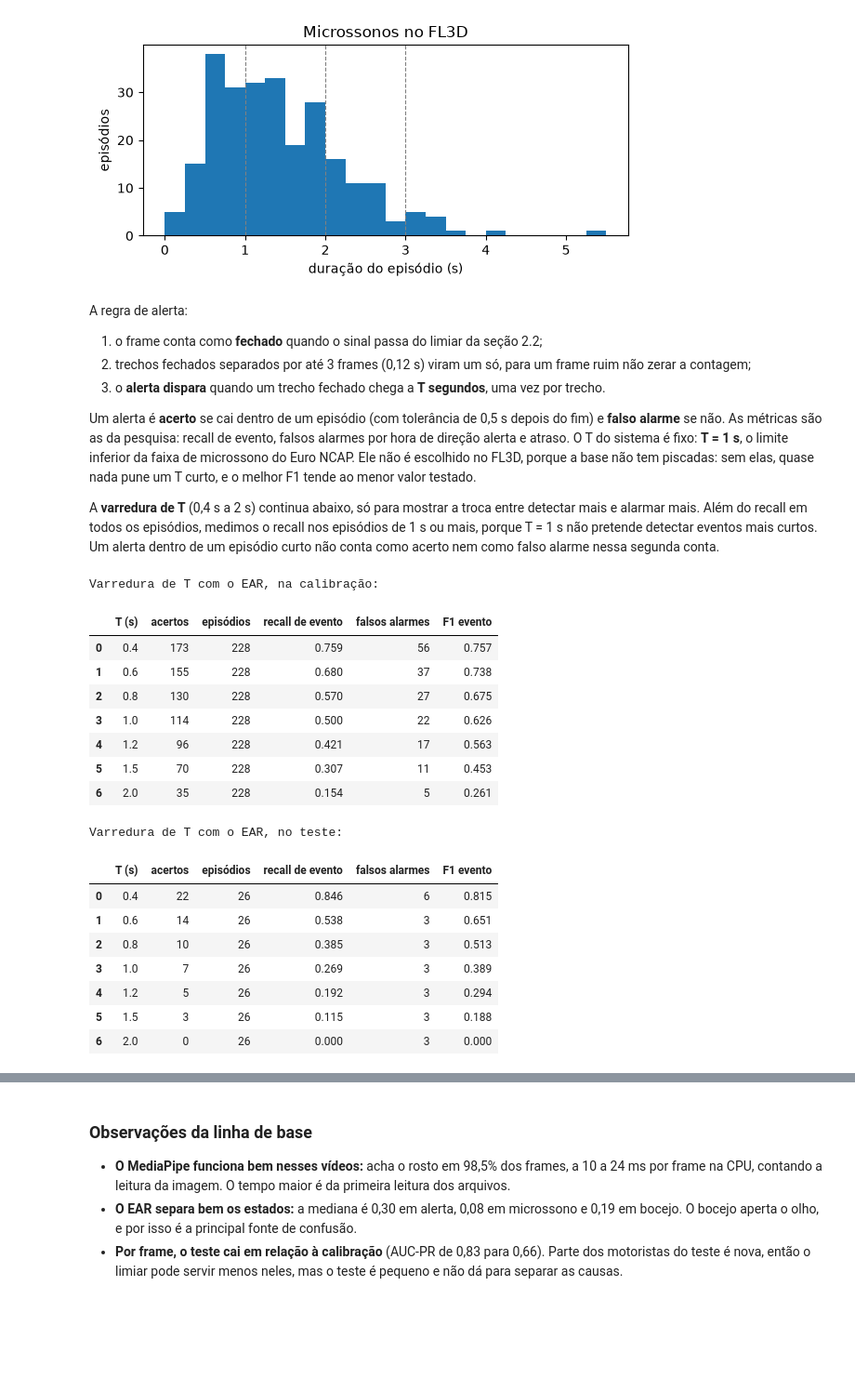
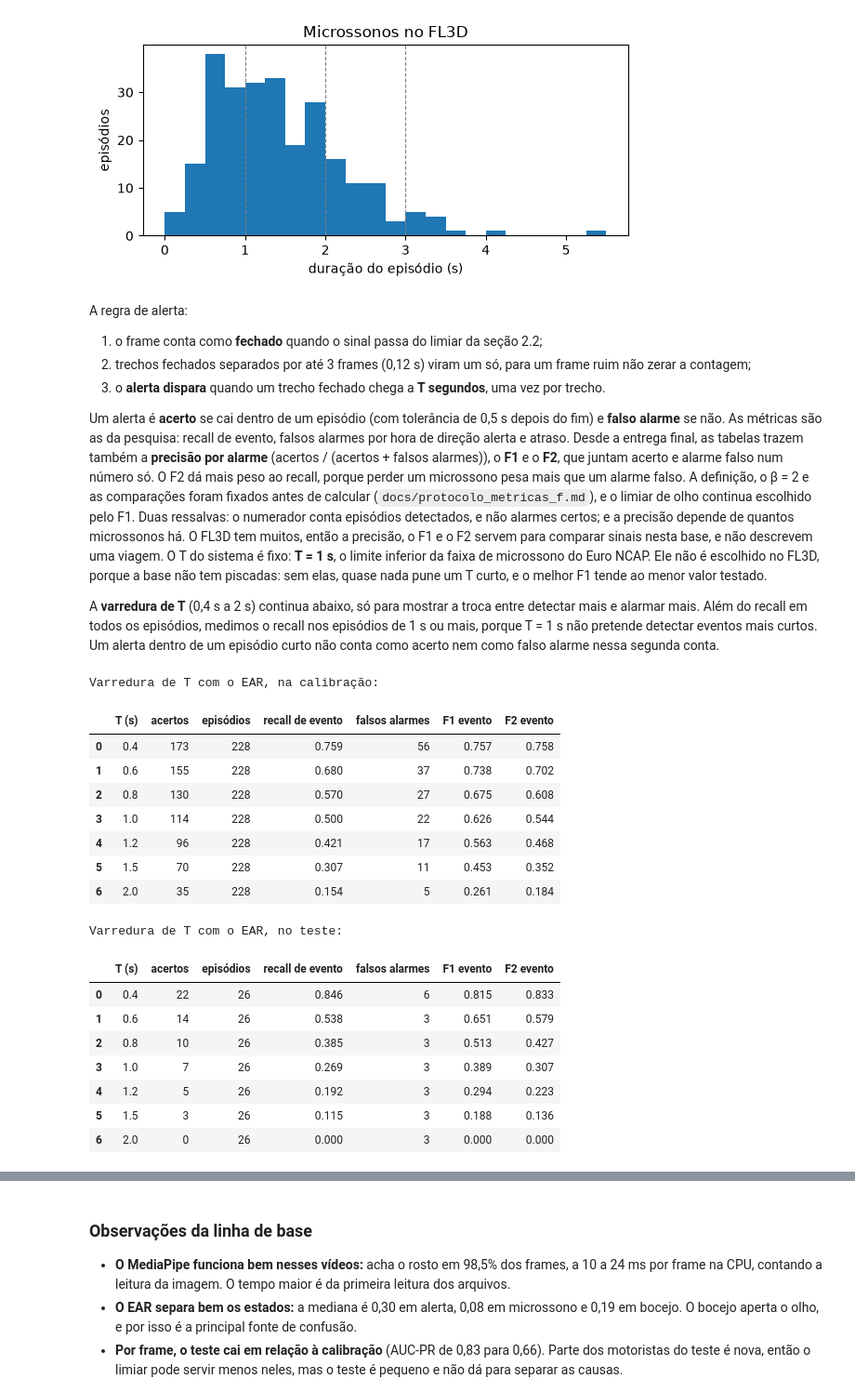
Before and after one commit to rcapozzielli/entrega_final_InsperAI_Wakely, a Jupyter notebook: wakely.ipynb, the cells around one changed output, grey strips where cells are left out. Shown at 93% size. Drawn from its saved outputs; the diff is of its cells as text; code cells hidden in the pictures; blank space fills up the shorter version.

```diff
--- a/wakely.ipynb
+++ b/wakely.ipynb
@@ -417,7 +417,7 @@ A regra de alerta:
 2. trechos fechados separados por até 3 frames (0,12 s) viram um só, para um frame ruim não zerar a contagem;
 3. o **alerta dispara** quando um trecho fechado chega a **T segundos**, uma vez por trecho.
 
-Um alerta é **acerto** se cai dentro de um episódio (com tolerância de 0,5 s depois do fim) e **falso alarme** se não. As métricas são as da pesquisa: recall de evento, falsos alarmes por hora de direção alerta e atraso. O T do sistema é fixo: **T = 1 s**, o limite inferior da faixa de microssono do Euro NCAP. Ele não é escolhido no FL3D, porque a base não tem piscadas: sem elas, quase nada pune um T curto, e o melhor F1 tende ao menor valor testado.
+Um alerta é **acerto** se cai dentro de um episódio (com tolerância de 0,5 s depois do fim) e **falso alarme** se não. As métricas são as da pesquisa: recall de evento, falsos alarmes por hora de direção alerta e atraso. Desde a entrega final, as tabelas trazem também a **precisão por alarme** (acertos / (acertos + falsos alarmes)), o **F1** e o **F2**, que juntam acerto e alarme falso num número só. O F2 dá mais peso ao recall, porque perder um microssono pesa mais que um alarme falso. A definição, o β = 2 e as comparações foram fixados antes de calcular (`docs/protocolo_metricas_f.md`), e o limiar de olho continua escolhido pelo F1. Duas ressalvas: o numerador conta episódios detectados, e não alarmes certos; e a precisão depende de quantos microssonos há. O FL3D tem muitos, então a precisão, o F1 e o F2 servem para comparar sinais nesta base, e não descrevem uma viagem. O T do sistema é fixo: **T = 1 s**, o limite inferior da faixa de microssono do Euro NCAP. Ele não é escolhido no FL3D, porque a base não tem piscadas: sem elas, quase nada pune um T curto, e o melhor F1 tende ao menor valor testado.
 
 A **varredura de T** (0,4 s a 2 s) continua abaixo, só para mostrar a troca entre detectar mais e alarmar mais. Além do recall em todos os episódios, medimos o recall nos episódios de 1 s ou mais, porque T = 1 s não pretende detectar eventos mais curtos. Um alerta dentro de um episódio curto não conta como acerto nem como falso alarme nessa segunda conta.
 # %%
@@ -486,51 +486,71 @@ def avaliar_eventos(videos, col, limiar, T, dur_min=0.0, ajustes=None):
         n_ep += len(validos)
         acertos += len(detectado)
         horas_alerta += tl.estado.eq("alert").sum() / FPS / 3600
         min_bocejo += tl.estado.eq("yawning").sum() / FPS / 60
     return {"T (s)": T, "episódios": n_ep, "acertos": acertos, "recall de evento": acertos / max(n_ep, 1),
             "falsos alarmes": falsos, "falsos em bocejo": falsos_bocejo, "falsos fora de bocejo": falsos - falsos_bocejo,
             "fora de bocejo/hora em alerta": (falsos - falsos_bocejo) / max(horas_alerta, 1e-9),
             "em bocejo/min de bocejo": falsos_bocejo / max(min_bocejo, 1e-9),
             "atraso mediano (s)": np.median(atrasos) if atrasos else np.nan,
             "horas alerta": horas_alerta, "min bocejo": min_bocejo}
 
 
+def f_beta(acertos, n_ep, falsos, beta):
+    # F_beta de evento: recall nos episódios e precisão por alarme = acertos / (acertos + falsos).
+    # O numerador conta episódios detectados, não alarmes certos (docs/protocolo_metricas_f.md).
+    # Aceita números ou vetores (bootstrap).
+    acertos, n_ep, falsos = (np.asarray(x, dtype=float) for x in (acertos, n_ep, falsos))
+    recall = acertos / np.maximum(n_ep, 1)
+    precisao = acertos / np.maximum(acertos + falsos, 1)
+    b2 = beta ** 2
+    f = (1 + b2) * precisao * recall / np.maximum(b2 * precisao + recall, 1e-9)
+    return f if f.ndim else float(f)
+
+
+def metricas_f(acertos, n_ep, falsos):
+    # precisão por alarme, F1 e F2 (beta = 2: perder um microssono pesa mais que um alarme falso)
+    return {"precisão por alarme": acertos / max(acertos + falsos, 1),
+            "F1": f_beta(acertos, n_ep, falsos, 1), "F2": f_beta(acertos, n_ep, falsos, 2)}
+
+
 def varrer_T(videos, col, limiar, Ts=(0.4, 0.6, 0.8, 1.0, 1.2, 1.5, 2.0)):
     # só informa o efeito de cada T: o T do sistema é T_ALERTA, que não sai desta tabela
     tab = pd.DataFrame([avaliar_eventos(videos, col, limiar, T) for T in Ts])
     # F1 de evento: recall de evento x fração dos alertas que acertam
     precisao = tab["acertos"] / np.maximum(tab["acertos"] + tab["falsos alarmes"], 1)
     tab["F1 evento"] = np.where(tab["acertos"] > 0,
                                 2 * tab["recall de evento"] * precisao
                                 / np.maximum(tab["recall de evento"] + precisao, 1e-9), 0.0)
+    tab["F2 evento"] = f_beta(tab["acertos"], tab["episódios"], tab["falsos alarmes"], 2)
+    assert np.allclose(tab["F1 evento"], f_beta(tab["acertos"], tab["episódios"], tab["falsos alarmes"], 1))
     return tab
 
 
 videos_calib = sorted(fl3d.loc[fl3d.grupo == "calibração", "video"].unique())
-COLUNAS_T = ["T (s)", "acertos", "episódios", "recall de evento", "falsos alarmes", "F1 evento"]
+COLUNAS_T = ["T (s)", "acertos", "episódios", "recall de evento", "falsos alarmes", "F1 evento", "F2 evento"]
 print("Varredura de T com o EAR, na calibração:")
 display(varrer_T(videos_calib, "fech_ear", LIMIAR_EAR)[COLUNAS_T].round(3))
 print("Varredura de T com o EAR, no teste:")
 display(varrer_T(videos_teste, "fech_ear", LIMIAR_EAR)[COLUNAS_T].round(3))
 # %% [output]
 Varredura de T com o EAR, na calibração:
-|  | T (s) | acertos | episódios | recall de evento | falsos alarmes | F1 evento |
-| 0 | 0.4 | 173 | 228 | 0.759 | 56 | 0.757 |
-| 1 | 0.6 | 155 | 228 | 0.680 | 37 | 0.738 |
-| 2 | 0.8 | 130 | 228 | 0.570 | 27 | 0.675 |
-| 3 | 1.0 | 114 | 228 | 0.500 | 22 | 0.626 |
-| 4 | 1.2 | 96 | 228 | 0.421 | 17 | 0.563 |
-| 5 | 1.5 | 70 | 228 | 0.307 | 11 | 0.453 |
-| 6 | 2.0 | 35 | 228 | 0.154 | 5 | 0.261 |
+|  | T (s) | acertos | episódios | recall de evento | falsos alarmes | F1 evento | F2 evento |
+| 0 | 0.4 | 173 | 228 | 0.759 | 56 | 0.757 | 0.758 |
+| 1 | 0.6 | 155 | 228 | 0.680 | 37 | 0.738 | 0.702 |
+| 2 | 0.8 | 130 | 228 | 0.570 | 27 | 0.675 | 0.608 |
+| 3 | 1.0 | 114 | 228 | 0.500 | 22 | 0.626 | 0.544 |
+| 4 | 1.2 | 96 | 228 | 0.421 | 17 | 0.563 | 0.468 |
+| 5 | 1.5 | 70 | 228 | 0.307 | 11 | 0.453 | 0.352 |
+| 6 | 2.0 | 35 | 228 | 0.154 | 5 | 0.261 | 0.184 |
 Varredura de T com o EAR, no teste:
-|  | T (s) | acertos | episódios | recall de evento | falsos alarmes | F1 evento |
-| 0 | 0.4 | 22 | 26 | 0.846 | 6 | 0.815 |
-| 1 | 0.6 | 14 | 26 | 0.538 | 3 | 0.651 |
-| 2 | 0.8 | 10 | 26 | 0.385 | 3 | 0.513 |
-| 3 | 1.0 | 7 | 26 | 0.269 | 3 | 0.389 |
-| 4 | 1.2 | 5 | 26 | 0.192 | 3 | 0.294 |
-| 5 | 1.5 | 3 | 26 | 0.115 | 3 | 0.188 |
-| 6 | 2.0 | 0 | 26 | 0.000 | 3 | 0.000 |
+|  | T (s) | acertos | episódios | recall de evento | falsos alarmes | F1 evento | F2 evento |
+| 0 | 0.4 | 22 | 26 | 0.846 | 6 | 0.815 | 0.833 |
+| 1 | 0.6 | 14 | 26 | 0.538 | 3 | 0.651 | 0.579 |
+| 2 | 0.8 | 10 | 26 | 0.385 | 3 | 0.513 | 0.427 |
+| 3 | 1.0 | 7 | 26 | 0.269 | 3 | 0.389 | 0.307 |
+| 4 | 1.2 | 5 | 26 | 0.192 | 3 | 0.294 | 0.223 |
+| 5 | 1.5 | 3 | 26 | 0.115 | 3 | 0.188 | 0.136 |
+| 6 | 2.0 | 0 | 26 | 0.000 | 3 | 0.000 | 0.000 |
 # %%
 res_ear = avaliar_eventos(videos_teste, "fech_ear", LIMIAR_EAR, T_ALERTA)
 res_ear_longos = avaliar_eventos(videos_teste, "fech_ear", LIMIAR_EAR, T_ALERTA, dur_min=T_ALERTA)
```
Also changed, not shown: parts of 14 cells of this notebook, 3 other files.
